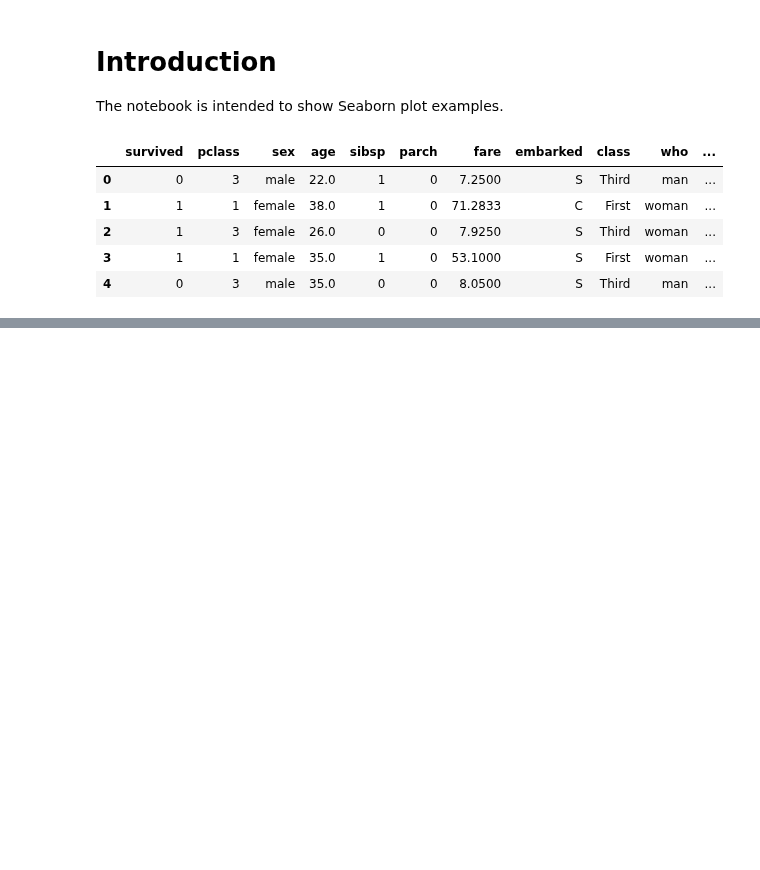
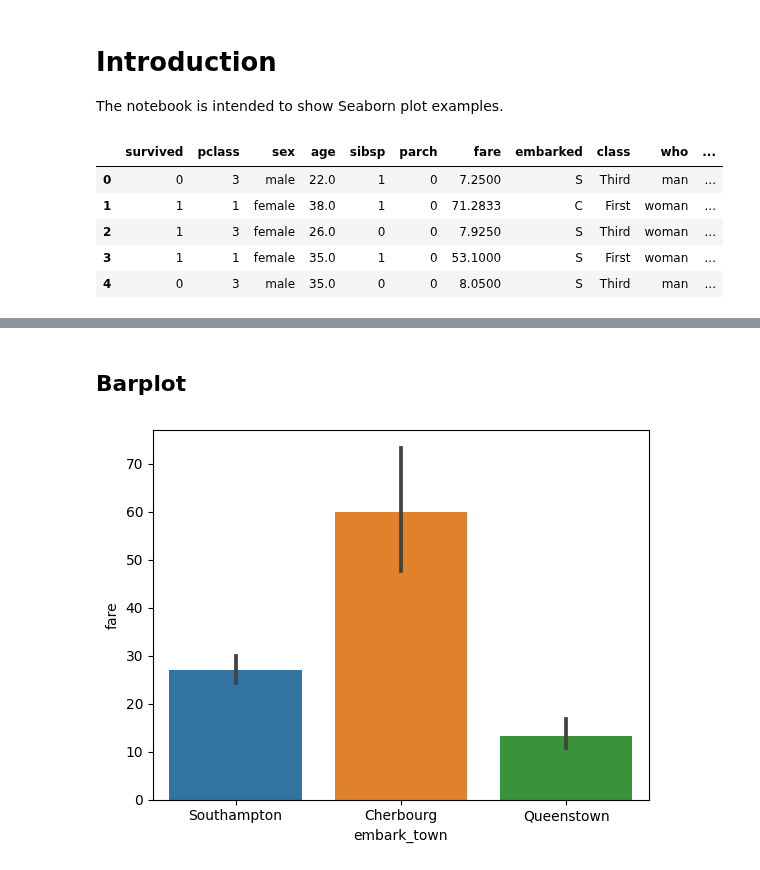
Before and after one commit to Volscente/cheat_sheets, a Jupyter notebook: notebooks/seaborn.ipynb, the cells around one changed output, grey strips where cells are left out. Cells and saved outputs as stored; diff of their text form; code cells hidden in the pictures; blank space fills up the shorter version.

Commit message:
Seabron - Barplot

```diff
--- a/notebooks/seaborn.ipynb
+++ b/notebooks/seaborn.ipynb
@@ -20,0 +30,7 @@ data.head(5)
+# %% [markdown]
+## Barplot
+# %%
+# Plot 'barplot' of 'fare' for 'embark_town'
+_ = sns.barplot(data=data, x='embark_town', y='fare')
+# %% [output]
+[figure, added]
```
Also changed, not shown: parts of 3 cells of this notebook.
